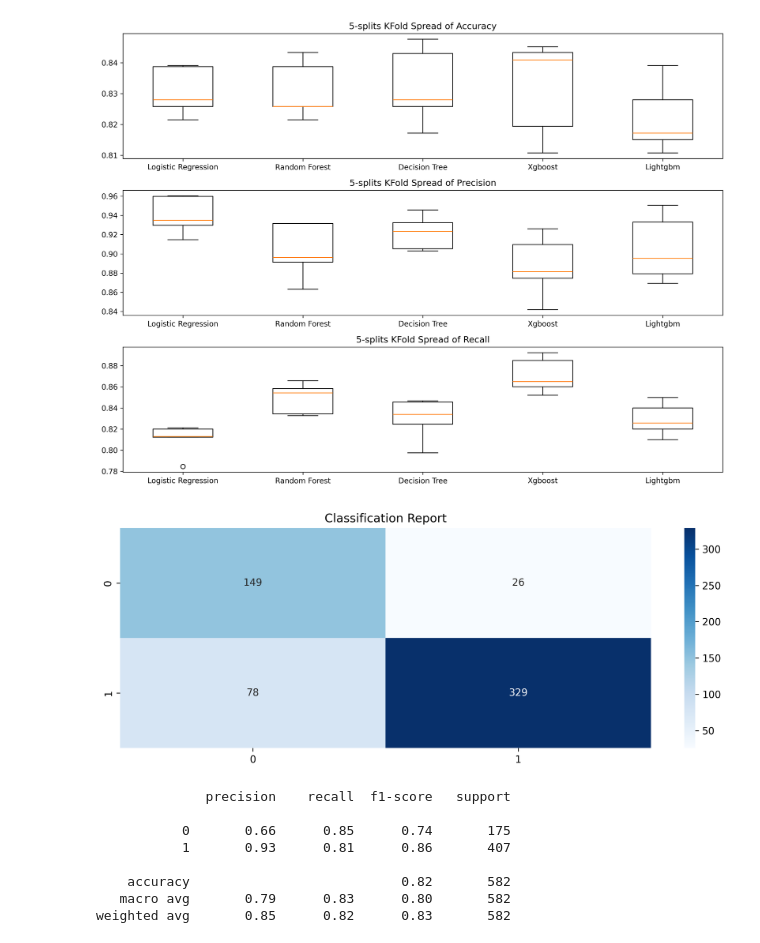
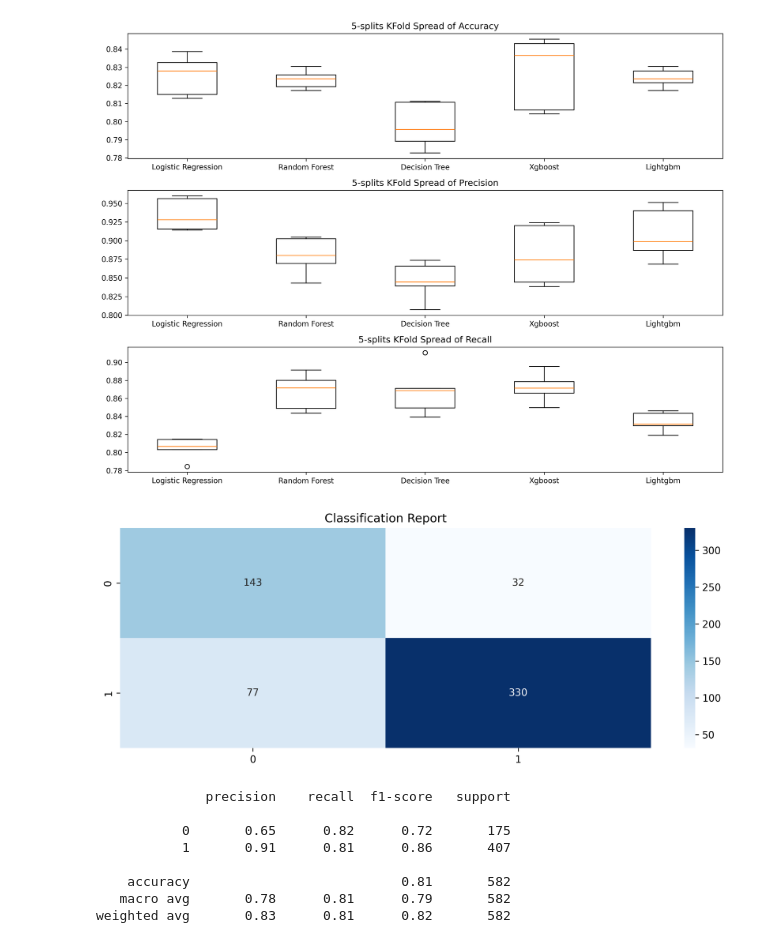
Before and after one commit to mundundan-star/online-retail-customer-analytics, a Jupyter notebook: 5.0 Churn_Model_Selection and Evaluation.ipynb, the cells around one changed output. Drawn from its saved outputs; the diff is of its cells as text; code cells hidden in the pictures.

```diff
--- a/5.0 Churn_Model_Selection and Evaluation.ipynb
+++ b/5.0 Churn_Model_Selection and Evaluation.ipynb
@@ -34,10 +34,8 @@ USING("CustomerID")
 """
 
 df = pd.read_sql(text(query), con = engine).dropna()
-df['KSegment'] = df['KSegment'].astype('str')
 print("Preview of sql query:")
 print(df.isna().sum())
-print(df.info())
 df.head()
 # %% [output]
 Preview of sql query:
@@ -88,22 +81,26 @@ from sklearn.metrics import classification_report, confusion_matrix
 from sklearn.preprocessing import StandardScaler
 from sklearn.pipeline import make_pipeline
 
-X = df.drop(['Churned', 'CustomerID', 'KSegment', 'CohortMonth'], axis = 1)
+X = df.drop(['Churned', 'CustomerID'], axis = 1)
 X = pd.get_dummies(X, drop_first = True)
 features = X.columns
 X = X.values
 
 y = df['Churned'].values
 
-X_train, X_test, y_train, y_test = train_test_split(X, y, test_size=0.2, random_state = 42, stratify = y)
+customer_ids = df['CustomerID'].values
+
+X_train, X_test, y_train, y_test, ids_train, ids_test = train_test_split(X, y, customer_ids, test_size=0.2, random_state = 42, stratify = y)
+
+df_train, df_test = train_test_split(df['CustomerID'], test_size = 0.20, random_state = 42)
 
 scaler = StandardScaler()
 
 models = [("Logistic Regression", LogisticRegression(max_iter = 1000, class_weight = 'balanced')),
-          ("Random Forest", RandomForestClassifier(n_estimators = 200, max_depth = 20, min_samples_leaf = 2, random_state = 42, class_weight = 'balanced')),
-          ("Decision Tree", DecisionTreeClassifier(max_depth = 3, min_samples_leaf = 1, min_samples_split = 2, criterion = 'entropy', random_state = 42, class_weight = 'balanced')),
-          ("Xgboost", XGBClassifier(n_estimators = 200, max_depth = 20, learning_rate = 0.05, random_state = 42)),
-          ("Lightgbm", LGBMClassifier(n_estimators = 200, max_depth = 20, learning_rate = 0.05, random_state = 42, class_weight = 'balanced'))]
+          ("Random Forest", RandomForestClassifier(random_state = 42, class_weight = 'balanced')),
+          ("Decision Tree", DecisionTreeClassifier(random_state = 42, class_weight = 'balanced')),
+          ("Xgboost", XGBClassifier(random_state = 42)),
+          ("Lightgbm", LGBMClassifier(random_state = 42, class_weight = 'balanced', verbose = -1))]
 
 model_name = []
 accuracy_avg = []
@@ -131,32 +146,49 @@ ax3.set_title("5-splits KFold Spread of Recall")
 plt.tight_layout()
 plt.show()
 # %% [output]
-[figure, old version]
+[figure, new version]
 # %%
 model = LogisticRegression(max_iter = 1000, class_weight = 'balanced')
-#model = RandomForestClassifier(n_estimators = 200, max_depth = 20, min_samples_leaf = 2, random_state = 42, class_weight = 'balanced')
 pipeline = make_pipeline(scaler, model)
 pipeline.fit(X_train, y_train)
 y_pred = pipeline.predict(X_test)
+y_proba = pipeline.predict_proba(X_test)[:,1]
 
 c_matrix = confusion_matrix(y_test, y_pred)
+
+# Creating predictions table in Database
+pred_df = pd.DataFrame({
+    "CustomerID" : ids_test,
+    "ActualChurn": y_test,
+    "PredictedProbability": y_proba,
+    "PredictedLabel": y_pred
+})
+
+engine = create_engine(userdata.get('NEON_DATABASE_URL'))
+#Creating Table of Predictions in Database
+pred_df.to_sql(
+    name = 'churn_test_predictions',
+    con = engine,
+    if_exists = 'replace',
+    index = False
+)
 
 plt.figure(figsize = (12,4), dpi = 300)
 sns.heatmap(c_matrix, cmap='Blues', annot = True, fmt = 'g')
 plt.title("Classification Report")
 plt.show()
 
 print(classification_report(y_test, y_pred))
 # %% [output]
-[figure, old version]
+[figure, new version]
               precision    recall  f1-score   support
 
-           0       0.66      0.85      0.74       175
-           1       0.93      0.81      0.86       407
+           0       0.65      0.82      0.72       175
+           1       0.91      0.81      0.86       407
 
-    accuracy                           0.82       582
-   macro avg       0.79      0.83      0.80       582
-weighted avg       0.85      0.82      0.83       582
+    accuracy                           0.81       582
+   macro avg       0.78      0.81      0.79       582
+weighted avg       0.83      0.81      0.82       582
 # %%
 import shap
 
```
Also changed, not shown: parts of 5 cells of this notebook.
